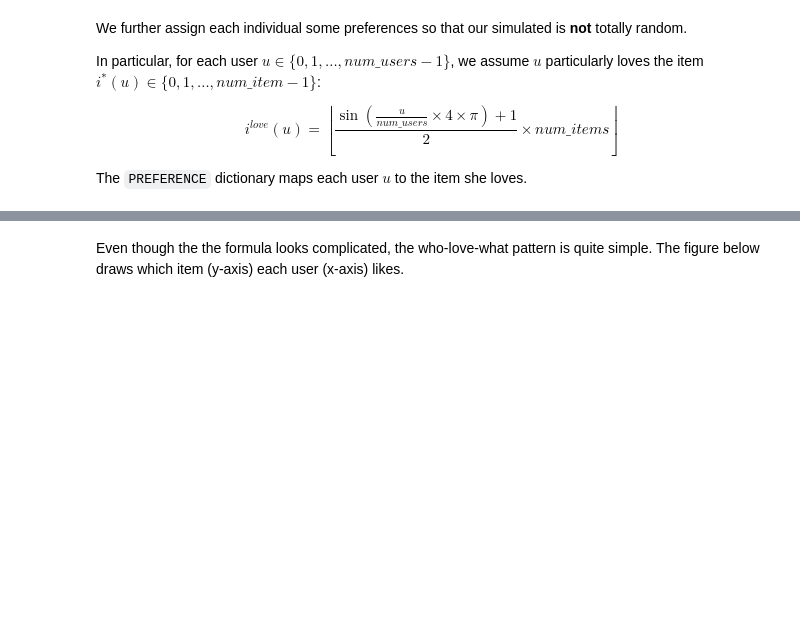
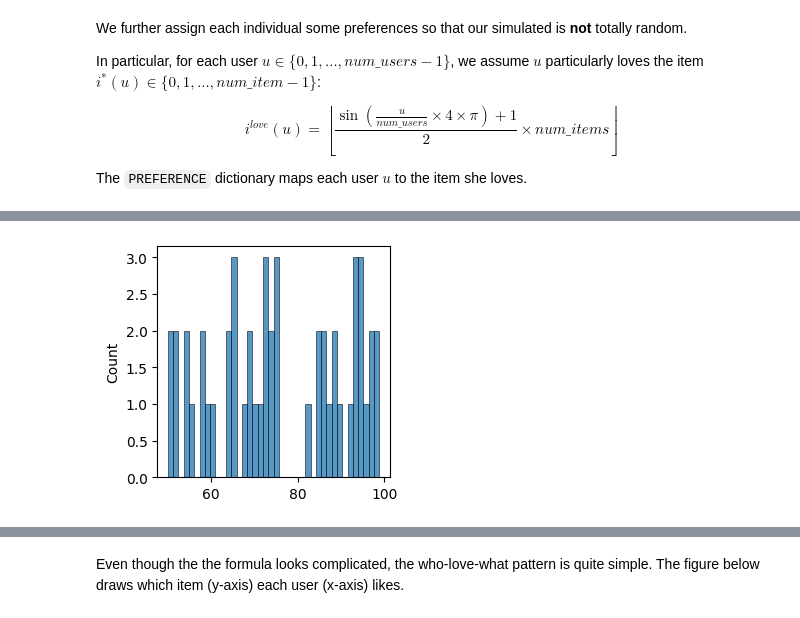
Before and after one commit to gsbDBI/bemb, a Jupyter notebook: tutorials/simulation/simulation_study_paper_demo.ipynb, the cells around one changed output, grey strips where cells are left out. Saved outputs shown, nothing was run; the diff lists cells and outputs as text; code cells hidden in the pictures; blank space fills up the shorter version.

```diff
--- a/tutorials/simulation/simulation_study_paper_demo.ipynb
+++ b/tutorials/simulation/simulation_study_paper_demo.ipynb
@@ -42,0 +64,9 @@ The `PREFERENCE` dictionary maps each user $u$ to the item she loves.
+# %%
+def plot_tensor(tensor):
+    fig, ax = plt.subplots(1, 1, figsize=(3, 3))
+    sns.histplot(tensor.view(-1,).numpy(), bins=40, ax=ax)
+    fig.show()
+# %%
+plot_tensor(item_price)
+# %% [output]
+[figure, added]
```
Also changed, not shown: parts of 30 cells of this notebook, 2 other files.
